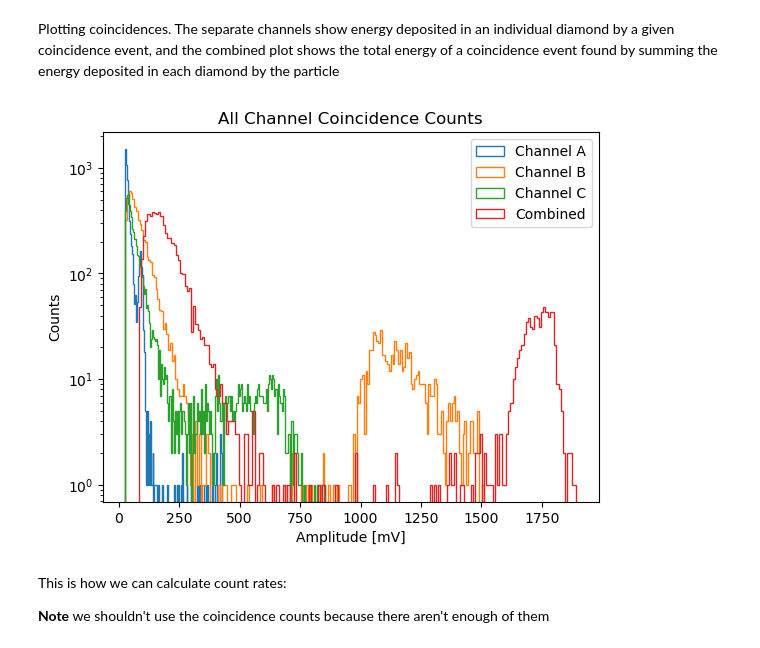
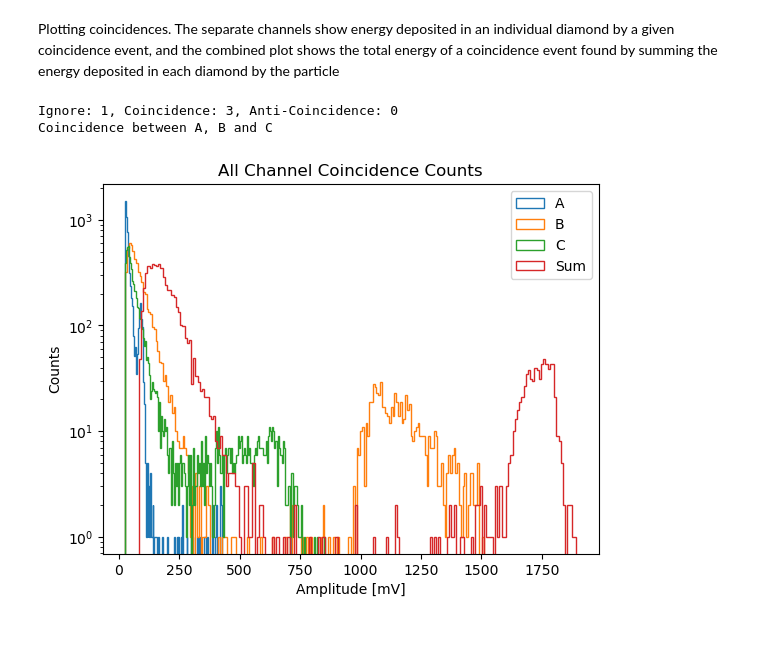
Before and after one commit to veliki-filozof/BABY-1L-run-3, a Jupyter notebook: analysis/neutron/main.ipynb, the cells around one changed output. Saved outputs shown, nothing was run; the diff lists cells and outputs as text; code cells hidden in the pictures.

```diff
--- a/analysis/neutron/main.ipynb
+++ b/analysis/neutron/main.ipynb
@@ -70,19 +18,17 @@ df_countrates.tail()
 # %% [markdown]
 ### Plot data
 # %%
+import matplotlib.pyplot as plt
+
 # Plotting amplitudes (analagous to energy, but uncalibrated)
-plt.hist(
-    df_amplitudes["Channel_A_amplitudes"], bins=200, histtype="step", label="Channel A"
-)
-plt.hist(
-    df_amplitudes["Channel_B_amplitudes"], bins=200, histtype="step", label="Channel B"
-)
-plt.hist(
-    df_amplitudes["Channel_C_amplitudes"], bins=200, histtype="step", label="Channel C"
-)
-plt.hist(
-    df_amplitudes["Channel_D_amplitudes"], bins=200, histtype="step", label="Channel D"
-)
+
+for channel_name in data.keys():
+    plt.hist(
+        data[channel_name]["amplitudes"],
+        bins=200,
+        histtype="step",
+        label=f"Channel {channel_name}",
+    )
 plt.xlabel("Amplitude [mV]")
 plt.ylabel("Counts")
 plt.title("All Channel Amplitudes")
@@ -95,29 +56,53 @@ plt.show()
 Plotting coincidences. The separate channels show energy deposited in an individual diamond by a given
 coincidence event, and the combined plot shows the total energy of a coincidence event found by
 summing the energy deposited in each diamond by the particle
+# %%
+# Only the coincidence window (in seconds) and the coincidence_criteria needs to be changed. Everythign else is automatically done
+# coincidence_window in seconds (1e-9 = 1 ns)
+# coincidence_citeria:
+#      0: Ignore thsi channel for the calculation
+#      1: use this channel for coincidence caluclations
+#      2: Use this channel for anti-coincidence (no count in the time window for this channel is allowed)
+# -> structure [Channel A, Channel B, Channel C, Channel D]
+
+from prt_reader import calculate_coincidence
+
+COINCIDENCE_WINDOW = 100e-9  # 100 ns
+COINCIDENCE_CRITERIA = [1, 1, 1, 0]
+
+
+df = calculate_coincidence(
+    A_time=data["Channel A"]["timestamps"],
+    A_ampl=data["Channel A"]["amplitudes"],
+    B_time=data["Channel B"]["timestamps"],
+    B_ampl=data["Channel B"]["amplitudes"],
+    C_time=data["Channel C"]["timestamps"],
+    C_ampl=data["Channel C"]["amplitudes"],
+    D_time=data["Channel D"]["timestamps"],
+    D_ampl=data["Channel D"]["amplitudes"],
+    coincidence_window=COINCIDENCE_WINDOW,
+    coincidence_citeria=COINCIDENCE_CRITERIA,
+)
+# %% [output]
+Ignore: 1, Coincidence: 3, Anti-Coincidence: 0
+Coincidence between A, B and C
 # %%
-plt.hist(
-    df_coincidences["A_coincidences [mV]"], bins=200, histtype="step", label="Channel A"
-)
-plt.hist(
-    df_coincidences["B_coincidences [mV]"], bins=200, histtype="step", label="Channel B"
-)
-plt.hist(
-    df_coincidences["C_coincidences [mV]"], bins=200, histtype="step", label="Channel C"
-)
 # Channel D is not included because it was not used to calculate coincidences (14 MeV neutrons do not reach channel D)
-plt.hist(
-    df_coincidences["Sum_amplitude [mV]"], bins=200, histtype="step", label="Combined"
-)
+labels = ["A", "B", "C", "Sum"]
+for label in labels:
+
+    plt.hist(
+        df[f"{label}_amplitude [mV]"],
+        bins=200,
+        histtype="step",
+        label=f"{label}",
+    )
+
 plt.xlabel("Amplitude [mV]")
 plt.ylabel("Counts")
 plt.title("All Channel Coincidence Counts")
 plt.yscale("log")
 plt.legend()
 plt.show()
 # %% [output]
-[figure, old version]
+[figure, new version]
-# %% [markdown]
-This is how we can calculate count rates:
-
-**Note** we shouldn't use the coincidence counts because there aren't enough of them
```
Also changed, not shown: parts of 19 cells of this notebook.
